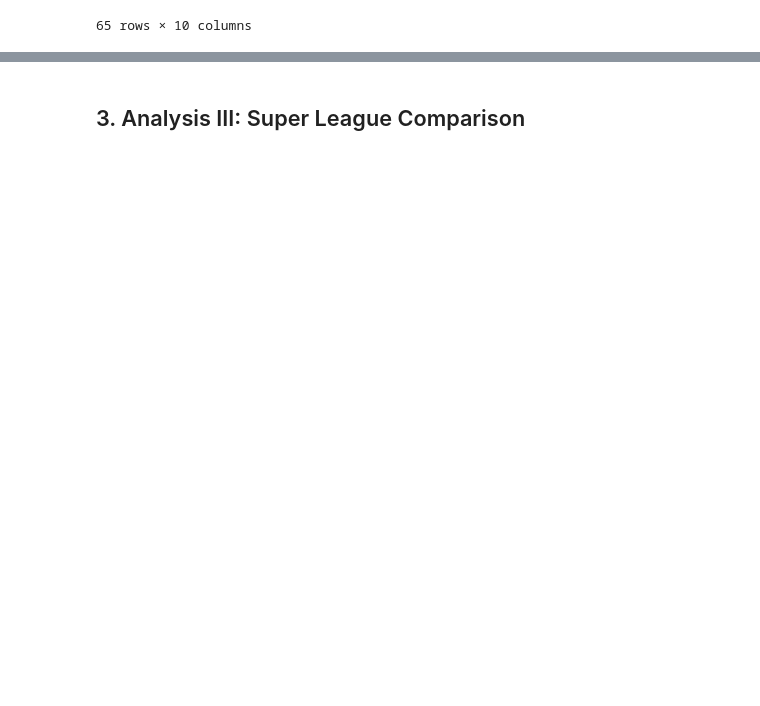
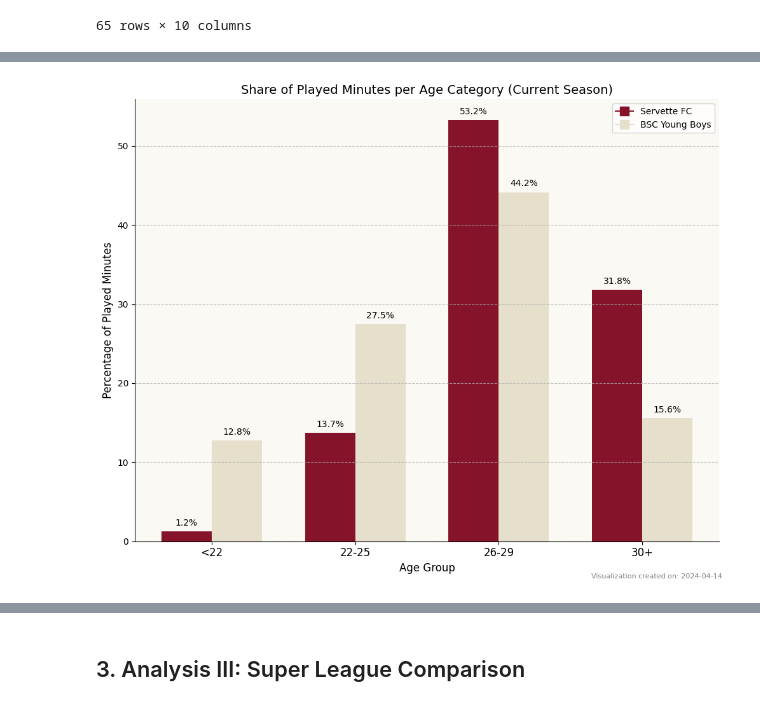
Before and after one commit to heinimoreno/PBL_RA_MH, a Jupyter notebook: documents_kickoff_SFC/DataAnalysis4KickOff.ipynb, the cells around one changed output, grey strips where cells are left out. Drawn from its saved outputs; the diff is of its cells as text; code cells hidden in the pictures; blank space fills up the shorter version.

```diff
--- a/documents_kickoff_SFC/DataAnalysis4KickOff.ipynb
+++ b/documents_kickoff_SFC/DataAnalysis4KickOff.ipynb
@@ -380,0 +512,80 @@ Name: Minutes Played, dtype: int64
+# %%
+# Ensure 'Club' and 'AgeGroup' are not categoricals
+playedmin_2324_sfc_yb['Club'] = playedmin_2324_sfc_yb['Club'].astype(str)
+playedmin_2324_sfc_yb['AgeGroup'] = playedmin_2324_sfc_yb['AgeGroup'].astype(str)
+
+# Group data by club and age group, then sum the minutes played
+total_minutes = playedmin_2324_sfc_yb.groupby(['Club', 'AgeGroup'])['Minutes Played'].sum().unstack(fill_value=0)
+
+# Calculate the percentage of total minutes played by age group for each club
+# Normalize within each club
+total_minutes_percent = total_minutes.div(total_minutes.sum(axis=1), axis=0) * 100
+# %%
+import matplotlib.pyplot as plt
+import numpy as np
+from datetime import datetime
+from matplotlib.lines import Line2D
+
+# Assuming 'total_minutes_percent' is the DataFrame with percentage values
+
+# Define colors for each team and background
+servette_color = '#85142b'  # dark red
+yb_color = '#E6DFCC'
+background_color = '#FBF9F4'  # for the plot background
+
+# Create subplots with a background color
+fig, ax = plt.subplots(figsize=(10, 8))
+#fig.set_facecolor(background_color)
+ax.set_facecolor(background_color)
+
+# Set up bar positions
+n_groups = len(total_minutes_percent.columns)
+index = np.arange(n_groups)
+bar_width = 0.35
+
+# Sort the columns as per the order of age groups before plotting
+sorted_columns = ['<22', '22-25', '26-29', '30+']
+total_minutes_percent = total_minutes_percent[sorted_columns]
+
+# Plot bars for each team
+for i, (club_name, row) in enumerate(total_minutes_percent.iterrows()):
+    if club_name == 'Servette FC':
+        bars = ax.bar(index - bar_width/2, row, bar_width, label=club_name if i == 0 else "", color=servette_color)
+    else:
+        bars = ax.bar(index + bar_width/2, row, bar_width, label=club_name if i == 0 else "", color=yb_color)
+
+    # Add text on top of each bar
+    for bar in bars:
+        yval = bar.get_height()
+        ax.text(bar.get_x() + bar.get_width()/2, yval + 0.5, f'{yval:.1f}%', ha='center', va='bottom', color='black', fontsize=10)
+
+# Set the x-axis and y-axis labels
+ax.set_xticks(index)
+ax.set_xticklabels(sorted_columns, fontsize=12)
+ax.set_xlabel('Age Group', fontsize=12)
+ax.set_ylabel('Percentage of Played Minutes', fontsize=12)
+
+# Set the title and legend
+ax.set_title('Share of Played Minutes per Age Category (Current Season)', fontsize=14)
+
+# Create legend handles
+legend_elements = [Line2D([0], [0], color=servette_color, label='Servette FC', marker='s', markersize=10),
+                   Line2D([0], [0], color=yb_color, label='BSC Young Boys', marker='s', markersize=10)]
+ax.legend(handles=legend_elements, loc='upper right')
+
+# Add a grid
+ax.yaxis.grid(True, linestyle='--', alpha=0.7)
+
+# Remove the top and right spines
+ax.spines['top'].set_visible(False)
+ax.spines['right'].set_visible(False)
+
+# Add a note about the creation date of the visual
+creation_date_note = f"Visualization created on: {datetime.now().strftime('%Y-%m-%d')}"
+plt.figtext(0.99, 0.01, creation_date_note, horizontalalignment='right', fontsize=8, color='gray')
+
+# Show the plot
+plt.tight_layout()
+plt.show()
+# %% [output]
+[figure, added]
```
Also changed, not shown: parts of 64 cells of this notebook.
